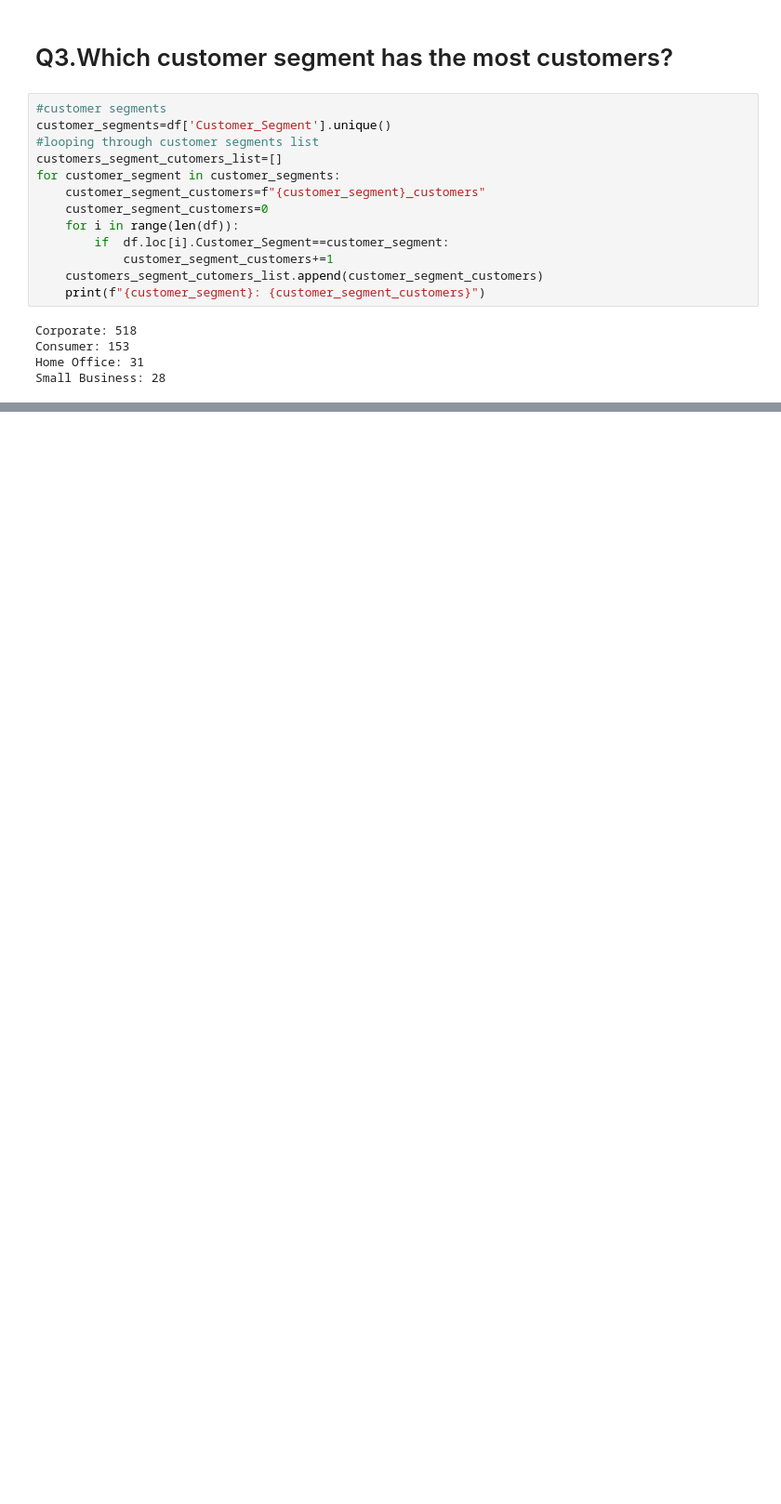
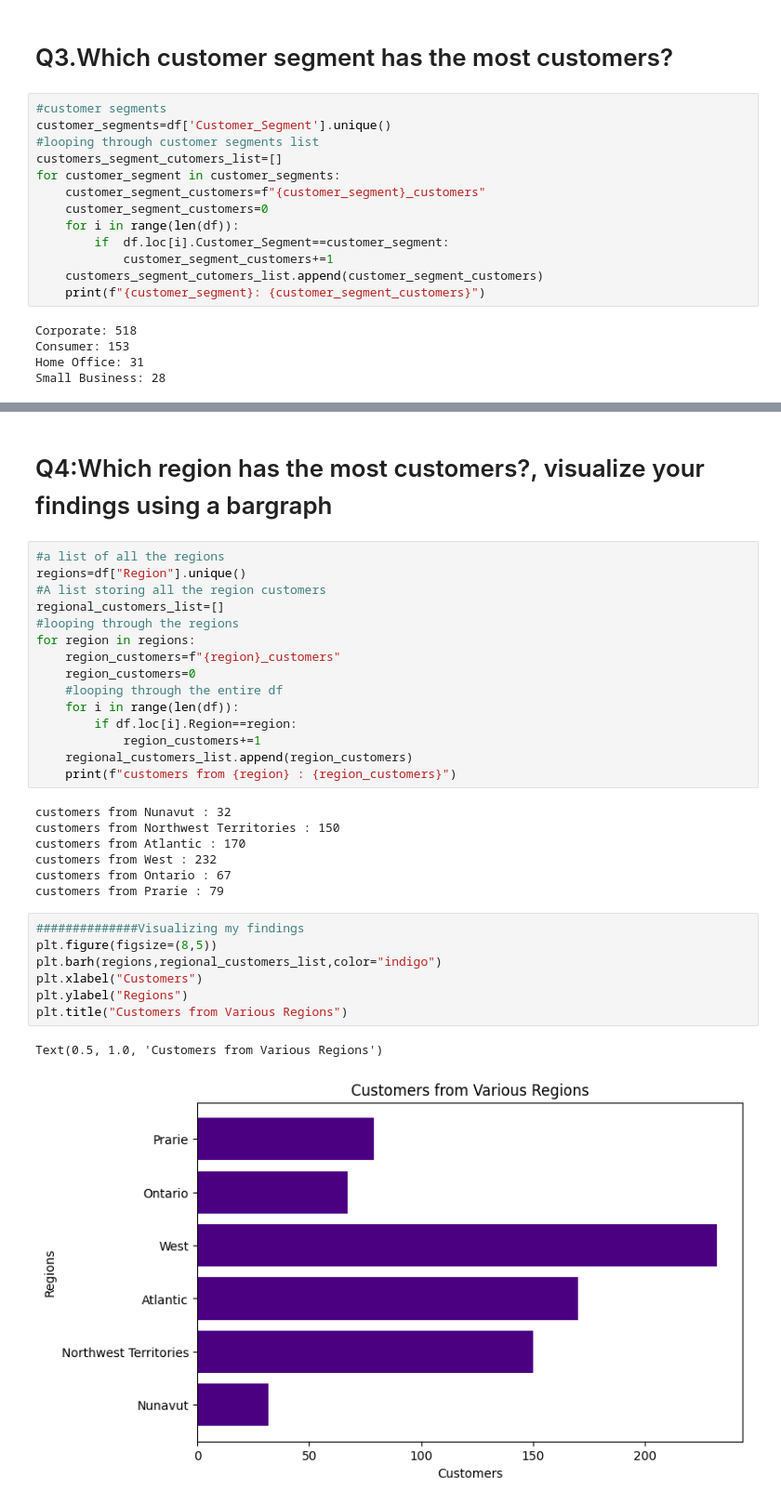
Before and after one commit to Kelvinkimotho/Projects-, a Jupyter notebook: store_sales/store_sales_analysis.ipynb, the cells around one changed output, grey strips where cells are left out. Shown at 93% size. Cells and saved outputs as stored; diff of their text form; blank space fills up the shorter version.

```diff
--- a/store_sales/store_sales_analysis.ipynb
+++ b/store_sales/store_sales_analysis.ipynb
@@ -96,0 +97,34 @@ plt.show()
+# %% [markdown]
+# Q4:Which region has the most customers?, visualize your findings using a bargraph
+# %%
+#a list of all the regions
+regions=df["Region"].unique()
+#A list storing all the region customers
+regional_customers_list=[]
+#looping through the regions
+for region in regions:
+    region_customers=f"{region}_customers"
+    region_customers=0
+    #looping through the entire df
+    for i in range(len(df)):
+        if df.loc[i].Region==region:
+            region_customers+=1
+    regional_customers_list.append(region_customers)
+    print(f"customers from {region} : {region_customers}")
+# %% [output]
+customers from Nunavut : 32
+customers from Northwest Territories : 150
+customers from Atlantic : 170
+customers from West : 232
+customers from Ontario : 67
+customers from Prarie : 79
+# %%
+##############Visualizing my findings
+plt.figure(figsize=(8,5))
+plt.barh(regions,regional_customers_list,color="indigo")
+plt.xlabel("Customers")
+plt.ylabel("Regions")
+plt.title("Customers from Various Regions")
+# %% [output]
+Text(0.5, 1.0, 'Customers from Various Regions')
+[figure, added]
```
Also changed, not shown: parts of 2 cells of this notebook.
